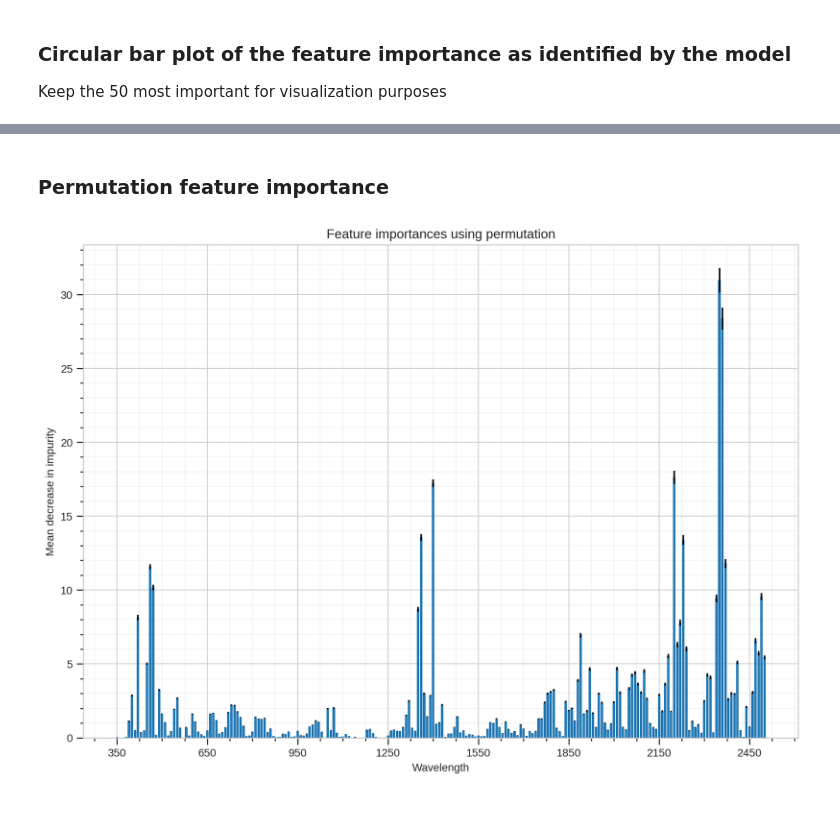
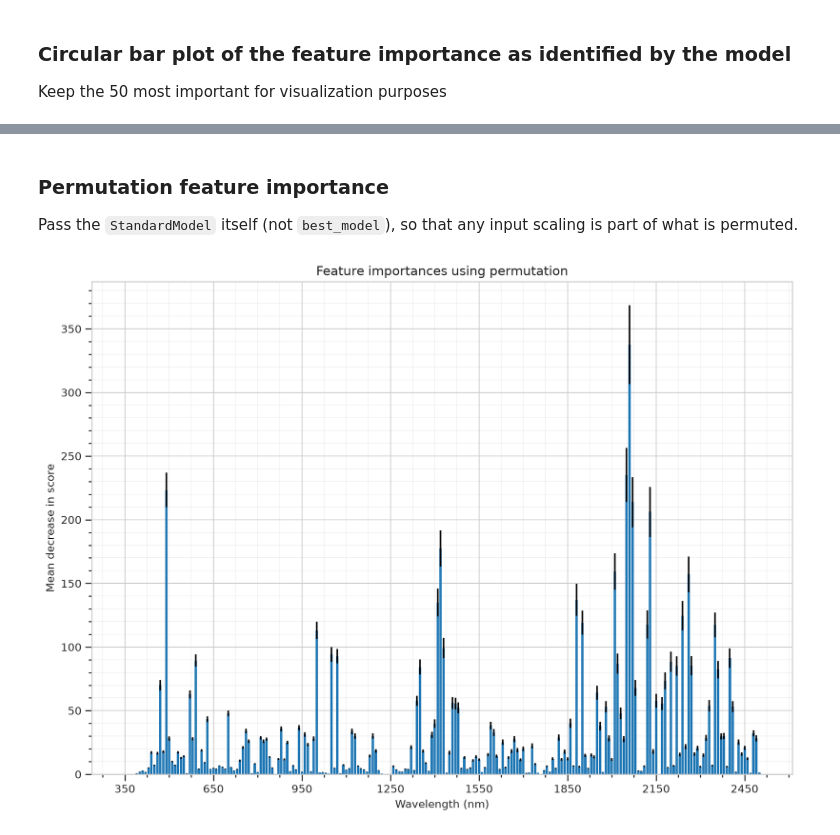
Before and after one commit to i-bec-org/spectra-xai, a Jupyter notebook: examples/modelInterpretability.ipynb, the cells around one changed output, grey strips where cells are left out. Saved outputs shown, nothing was run; the diff lists cells and outputs as text; code cells hidden in the pictures; blank space fills up the shorter version.

```diff
--- a/examples/modelInterpretability.ipynb
+++ b/examples/modelInterpretability.ipynb
@@ -109,6 +109,8 @@ ax = xai.circular_bar_plot_importance(results.iloc[0]["feature_importance"], top
 # %% [markdown]
 ### Permutation feature importance
+
+Pass the `StandardModel` itself (not `best_model`), so that any input scaling is part of what is permuted.
 # %%
-ax = xai.bar_plot_permutation_importance(results.iloc[0]["model"])
+ax = xai.bar_plot_permutation_importance(pls, dataset=dataset.subset(idx_tst))
 # %% [output]
-[figure, old version]
+[figure, new version]
```
Also changed, not shown: parts of 15 cells of this notebook, 45 other files.
